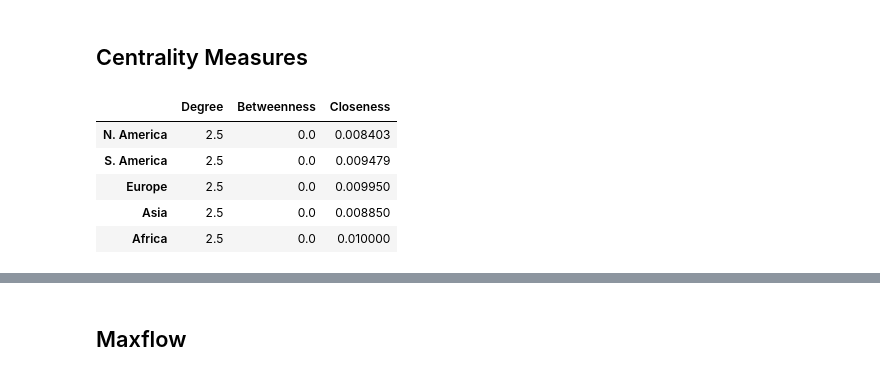
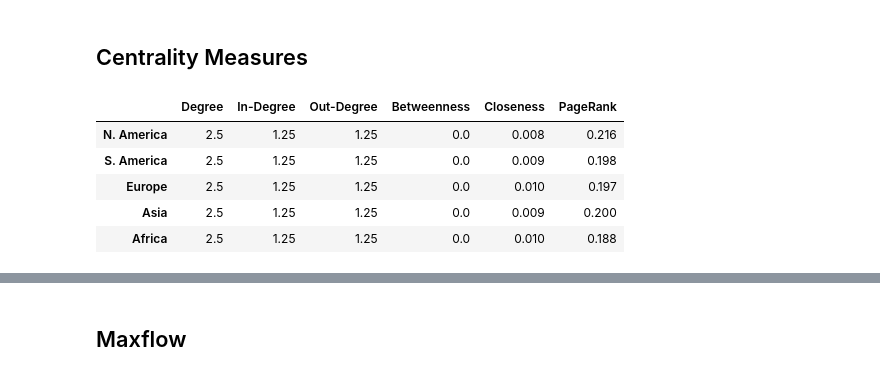
Before and after one commit to deepakawl/supplychain-analytics-teaching, a Jupyter notebook: Network_Analysis.ipynb, the cells around one changed output, grey strips where cells are left out. Cells and saved outputs as stored; diff of their text form; code cells hidden in the pictures.

```diff
--- a/Network_Analysis.ipynb
+++ b/Network_Analysis.ipynb
@@ -27,7 +36,24 @@ edges = pd.read_csv('https://raw.githubusercontent.com/deepakawl/supplychain-ana
+# %%
+# ── Add Flow column with default 0 ───────────────────────────────────────────
+edges['Flow'] = 0
+
+# ── Assign flow values (directed: Source → Target matters) ───────────────────
+flow_assignments = {
+    ('S. America','N. America'): 12,
+    ('S. America','S. America'): 8,
+    ('Asia', 'Europe'): 4,
+    ('Asia', 'Asia'): 16,
+    ('Africa', 'Europe'): 10,
+    ('Africa', 'Africa'): 7
+}
+
+for (src, tgt), flow in flow_assignments.items():
+    mask = (edges['Source'] == src) & (edges['Target'] == tgt)
+    edges.loc[mask, 'Flow'] = flow
 # %%
 G = nx.from_pandas_edgelist(
     edges, source='Source', target='Target',
-    edge_attr=['Cost'], create_using=nx.DiGraph()
+    edge_attr=['Cost','Flow'], create_using=nx.DiGraph()
 )
 
 attrs = nodes.set_index('ID').to_dict('index')
@@ -36,3 +62,15 @@ nx.set_node_attributes(G, attrs)
 print(f'Nodes: {G.number_of_nodes()} | Edges: {G.number_of_edges()}')
 # %% [output]
 Nodes: 5 | Edges: 25
+# %%
+# Active graph (Flow > 0 only)
+G_active = nx.from_pandas_edgelist(
+    edges[edges['Flow'] > 0],
+    source='Source', target='Target',
+    edge_attr=['Cost', 'Flow'],
+    create_using=nx.DiGraph()
+)
+nx.set_node_attributes(G_active, nodes.set_index('ID').to_dict('index'))
+
+print(f"Full graph:   {G.number_of_edges()} edges")
+print(f"Active graph: {G_active.number_of_edges()} edges")
@@ -52,15 +215,25 @@ Route: ['Asia', 'N. America']  |  Cost: 115
 ## Centrality Measures
 # %%
 deg  = nx.degree_centrality(G)                         # degree
+indeg= nx.in_degree_centrality(G)                      # indegree
+outdeg=nx.out_degree_centrality(G)                     # outdegree
 btw  = nx.betweenness_centrality(G, weight='Cost')     # betweenness
 cls  = nx.closeness_centrality(G, distance='Cost')     # closeness
+pagerank = nx.pagerank(G, weight='Cost')
 
 # Print as sorted DataFrame
-pd.DataFrame({'Degree':deg,'Betweenness':btw,'Closeness':cls}).sort_values('Betweenness',ascending=False)
+pd.DataFrame({
+    'Degree':      deg,
+    'In-Degree':   indeg,
+    'Out-Degree':  outdeg,
+    'Betweenness': btw,
+    'Closeness':   cls,
+    'PageRank':    pagerank,
+}).round(3).sort_values('Betweenness', ascending=False)
 # %% [output]
-|  | Degree | Betweenness | Closeness |
-| N. America | 2.5 | 0.0 | 0.008403 |
-| S. America | 2.5 | 0.0 | 0.009479 |
-| Europe | 2.5 | 0.0 | 0.009950 |
-| Asia | 2.5 | 0.0 | 0.008850 |
-| Africa | 2.5 | 0.0 | 0.010000 |
+|  | Degree | In-Degree | Out-Degree | Betweenness | Closeness | PageRank |
+| N. America | 2.5 | 1.25 | 1.25 | 0.0 | 0.008 | 0.216 |
+| S. America | 2.5 | 1.25 | 1.25 | 0.0 | 0.009 | 0.198 |
+| Europe | 2.5 | 1.25 | 1.25 | 0.0 | 0.010 | 0.197 |
+| Asia | 2.5 | 1.25 | 1.25 | 0.0 | 0.009 | 0.200 |
+| Africa | 2.5 | 1.25 | 1.25 | 0.0 | 0.010 | 0.188 |
```
Also changed, not shown: parts of 18 cells of this notebook.
